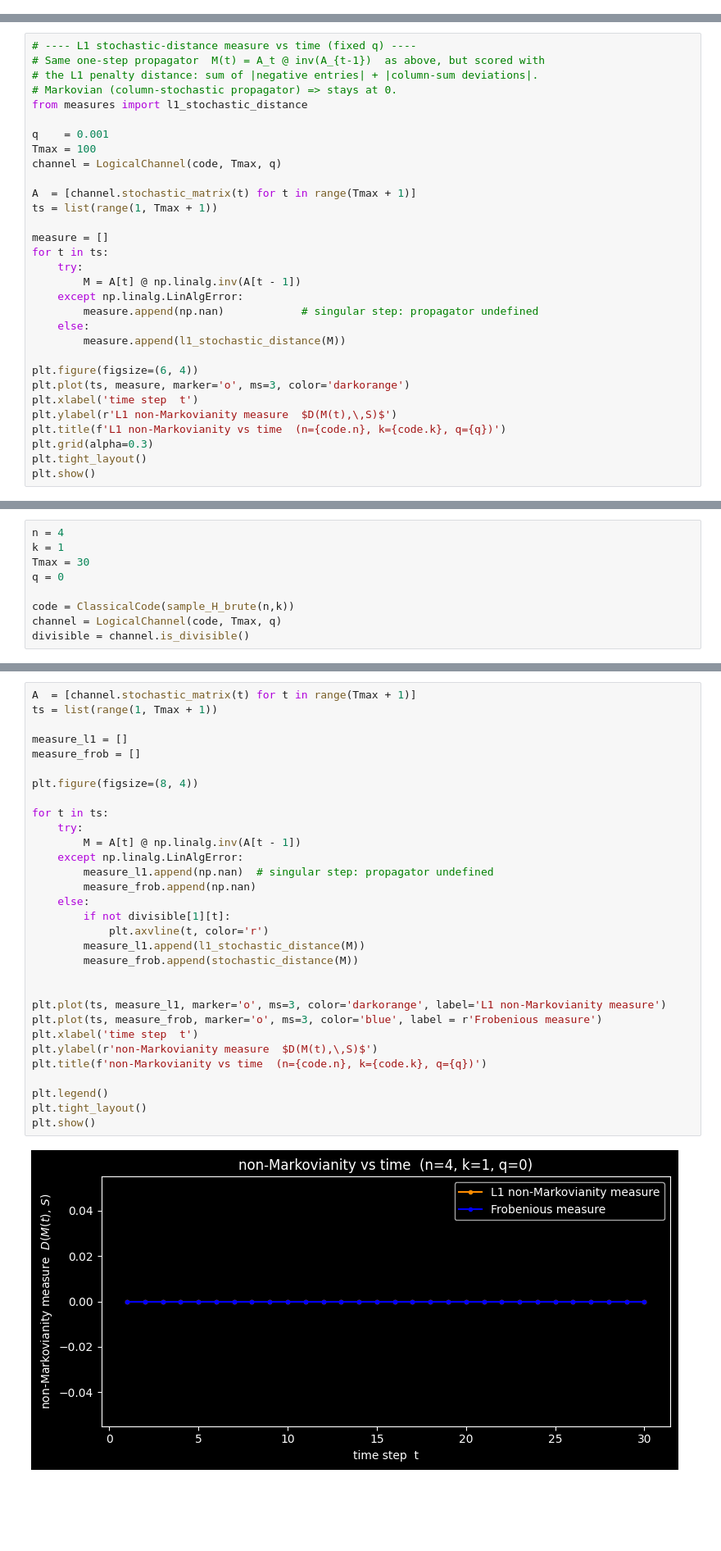
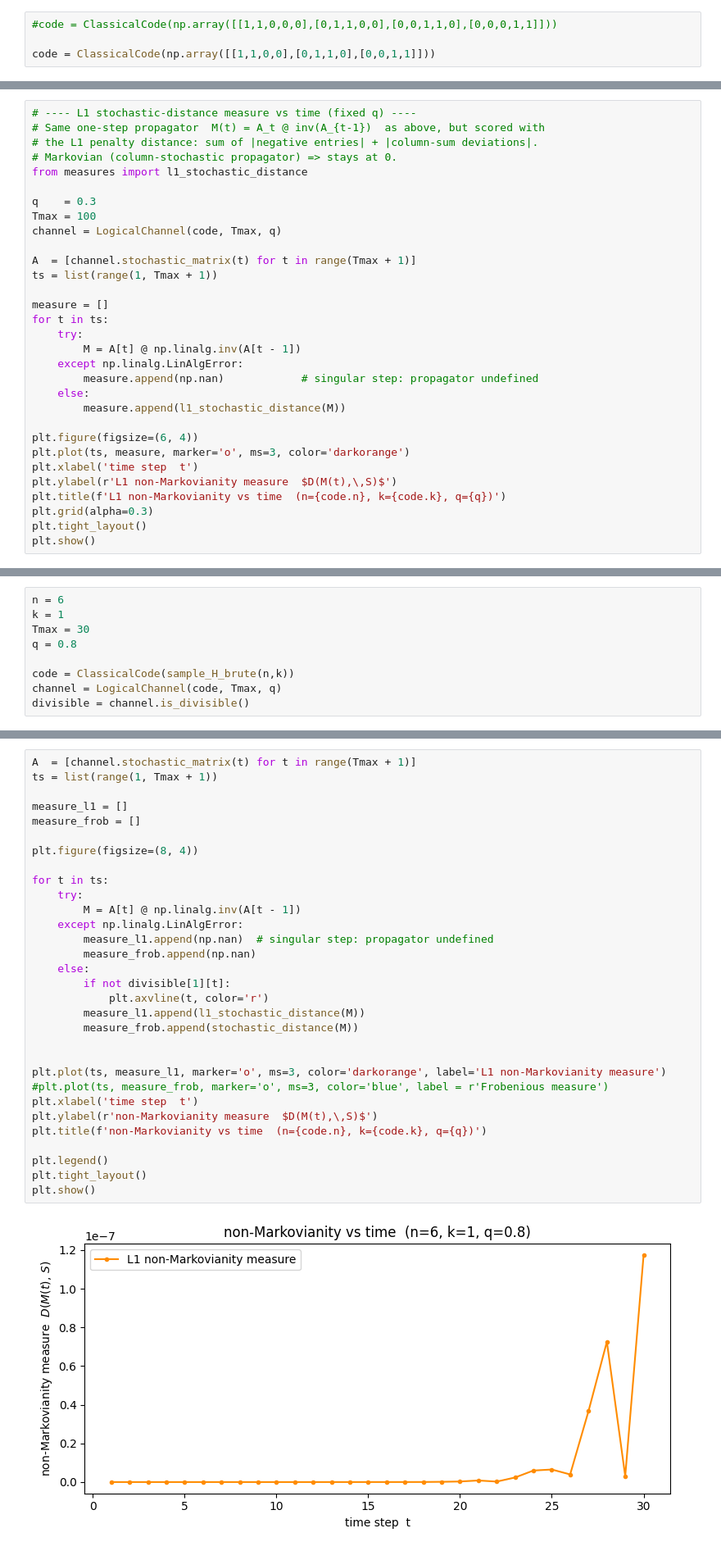
Before and after one commit to YommoY-official/MPQMasters, a Jupyter notebook: non_markovian_measure/non_markovian_measure.ipynb, the cells around one changed output, grey strips where cells are left out. Shown at 82% size. Cells and saved outputs as stored; diff of their text form; blank space fills up the shorter version.

```diff
--- a/non_markovian_measure/non_markovian_measure.ipynb
+++ b/non_markovian_measure/non_markovian_measure.ipynb
@@ -306,4 +301,8 @@ column sums: [0.676736 0.676736]
  [0.245 0.755]]
 # %% [markdown]
 # Logical Channel Result
+# %%
+#code = ClassicalCode(np.array([[1,1,0,0,0],[0,1,1,0,0],[0,0,1,1,0],[0,0,0,1,1]]))
+
+code = ClassicalCode(np.array([[1,1,0,0],[0,1,1,0],[0,0,1,1]]))
 # %%
@@ -491,7 +490,7 @@ print(dict(zip(np.round(qs, 1), np.round(mean_measure, 6))))
 # Markovian (column-stochastic propagator) => stays at 0.
 from measures import l1_stochastic_distance
 
-q    = 0.001
+q    = 0.3
 Tmax = 100
 channel = LogicalChannel(code, Tmax, q)
 
@@ -553,10 +552,10 @@ print(dict(zip(np.round(qs, 1), np.round(mean_measure, 6))))
 # %% [markdown]
 # Non-Markovian Case Explore
 # %%
-n = 4
+n = 6
 k = 1
 Tmax = 30
-q = 0
+q = 0.8
 
 code = ClassicalCode(sample_H_brute(n,k))
 channel = LogicalChannel(code, Tmax, q)
@@ -571,35 +564,35 @@ True
 A  = [channel.stochastic_matrix(t) for t in range(Tmax + 1)]
 ts = list(range(1, Tmax + 1))
 
 measure_l1 = []
 measure_frob = []
 
 plt.figure(figsize=(8, 4))
 
 for t in ts:
     try:
         M = A[t] @ np.linalg.inv(A[t - 1])
     except np.linalg.LinAlgError:
         measure_l1.append(np.nan)  # singular step: propagator undefined
         measure_frob.append(np.nan)
     else:
         if not divisible[1][t]:
             plt.axvline(t, color='r')
         measure_l1.append(l1_stochastic_distance(M))
         measure_frob.append(stochastic_distance(M))
 
 
 plt.plot(ts, measure_l1, marker='o', ms=3, color='darkorange', label='L1 non-Markovianity measure')
-plt.plot(ts, measure_frob, marker='o', ms=3, color='blue', label = r'Frobenious measure')
+#plt.plot(ts, measure_frob, marker='o', ms=3, color='blue', label = r'Frobenious measure')
 plt.xlabel('time step  t')
 plt.ylabel(r'non-Markovianity measure  $D(M(t),\,S)$')
 plt.title(f'non-Markovianity vs time  (n={code.n}, k={code.k}, q={q})')
 
 plt.legend()
 plt.tight_layout()
 plt.show()
 # %% [output]
-[figure, old version]
+[figure, new version]
 # %% [markdown]
 ## Non-Markovian syndrome-error model (no physical errors)
 
```
Also changed, not shown: parts of 13 cells of this notebook.
